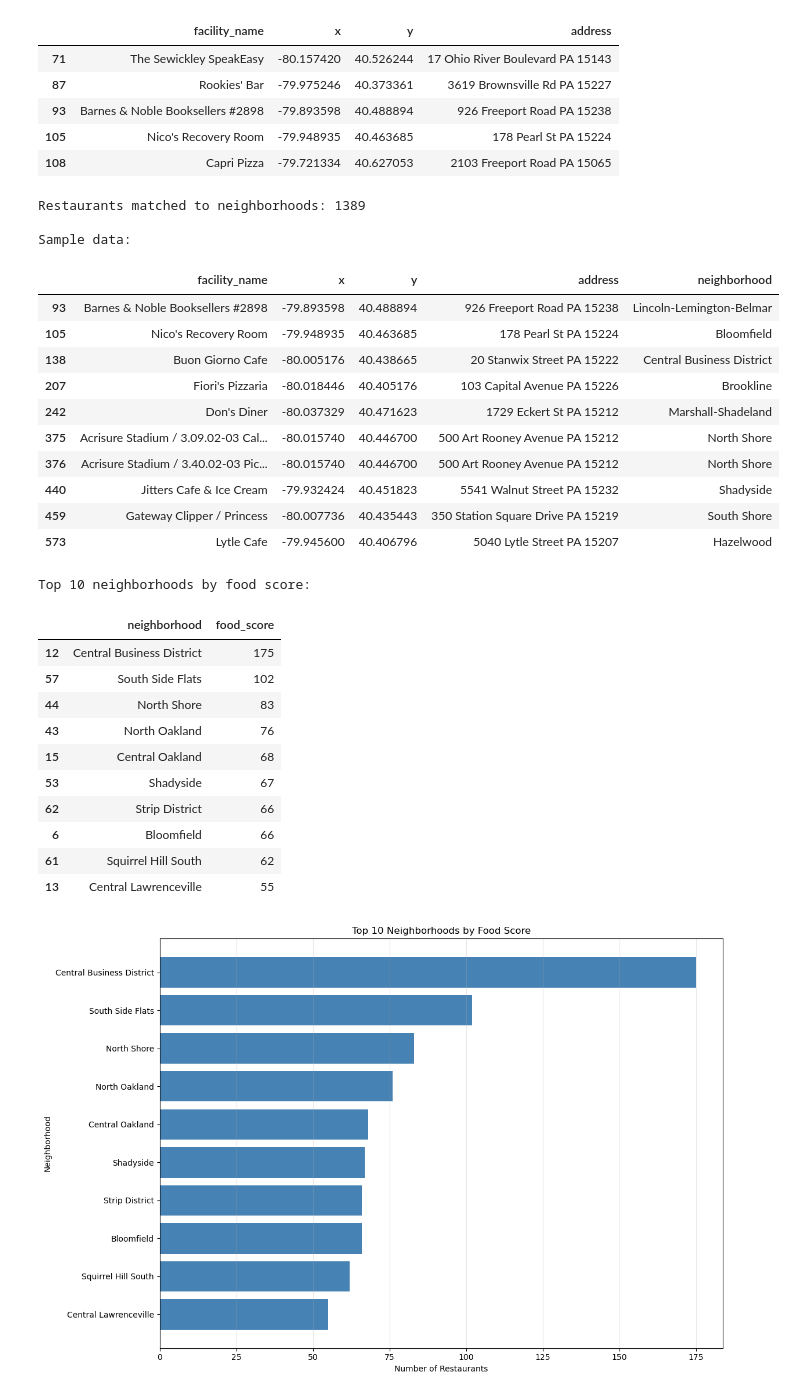
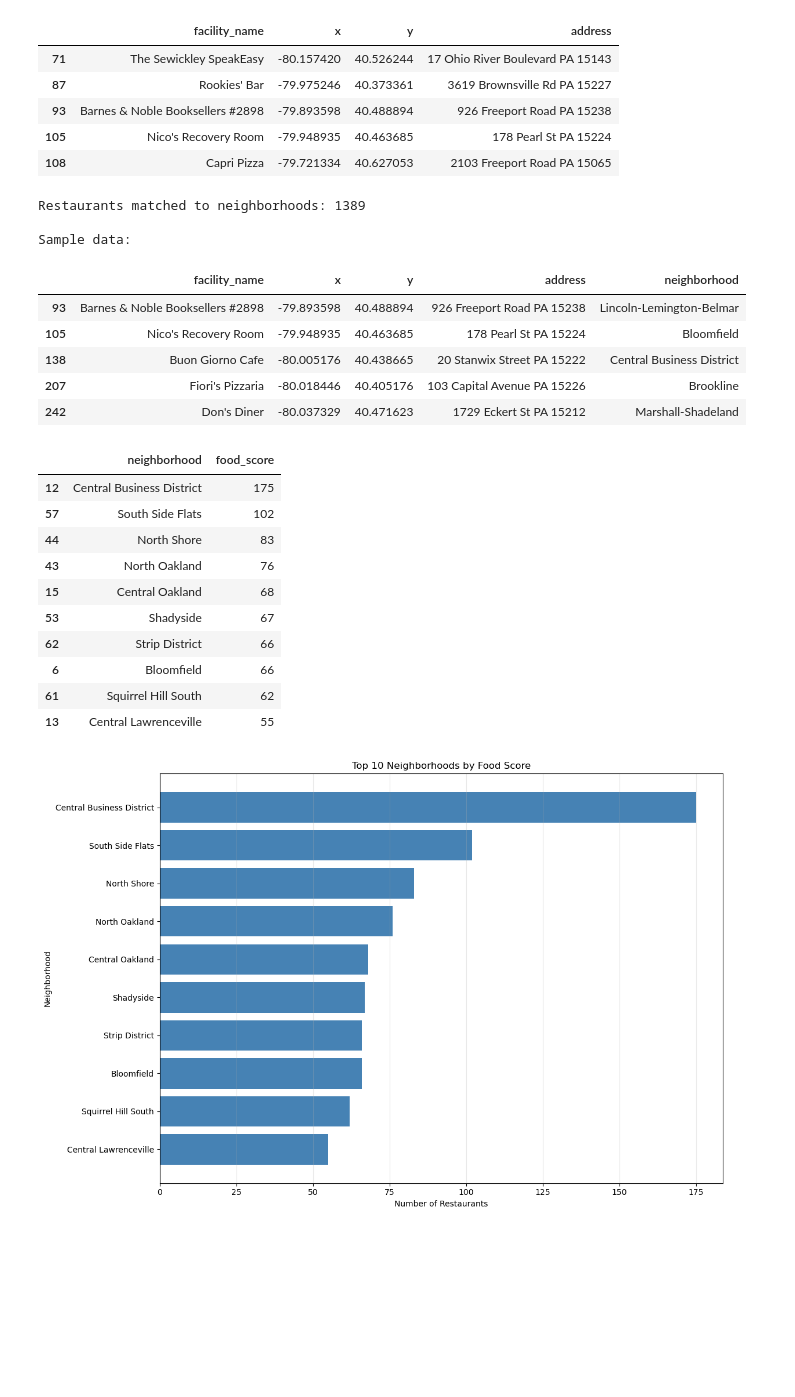
Before and after one commit to 2004Moonlove/Final-Project-Description, a Jupyter notebook: Ivan_foodscore/Ivan.ipynb, the cells around one changed output. Saved outputs shown, nothing was run; the diff lists cells and outputs as text; code cells hidden in the pictures; blank space fills up the shorter version.

```diff
--- a/Ivan_foodscore/Ivan.ipynb
+++ b/Ivan_foodscore/Ivan.ipynb
@@ -56,48 +56,42 @@ gdf_restaurants = gpd.GeoDataFrame(
     crs='EPSG:4326'  # WGS84 coordinate system
 )
 
 # Spatial join: match each restaurant to its neighborhood
 restaurants_with_neighborhood = gpd.sjoin(
     gdf_restaurants,
     neighborhoods[['geometry', 'hood']],
     how='left',
     predicate='within'
 )
 
 # Clean up: keep only relevant columns
 restaurants_final = restaurants_with_neighborhood[['facility_name', 'x', 'y', 'address', 'hood']].copy()
 restaurants_final.rename(columns={'hood': 'neighborhood'}, inplace=True)
 
 # Remove restaurants that didn't match any neighborhood
 restaurants_final = restaurants_final.dropna(subset=['neighborhood'])
 
 print(f"Restaurants matched to neighborhoods: {len(restaurants_final)}")
 print(f"\nSample data:")
-restaurants_final.head(10)
+restaurants_final.head()
 # %% [output]
 Restaurants matched to neighborhoods: 1389
 
 Sample data:
 |  | facility_name | x | y | address | neighborhood |
 | 93 | Barnes & Noble Booksellers #2898 | -79.893598 | 40.488894 | 926 Freeport Road PA 15238 | Lincoln-Lemington-Belmar |
 | 105 | Nico's Recovery Room | -79.948935 | 40.463685 | 178 Pearl St PA 15224 | Bloomfield |
 | 138 | Buon Giorno Cafe | -80.005176 | 40.438665 | 20 Stanwix Street PA 15222 | Central Business District |
 | 207 | Fiori's Pizzaria | -80.018446 | 40.405176 | 103 Capital Avenue PA 15226 | Brookline |
 | 242 | Don's Diner | -80.037329 | 40.471623 | 1729 Eckert St PA 15212 | Marshall-Shadeland |
-| 375 | Acrisure Stadium / 3.09.02-03 Cal... | -80.015740 | 40.446700 | 500 Art Rooney Avenue PA 15212 | North Shore |
-| 376 | Acrisure Stadium / 3.40.02-03 Pic... | -80.015740 | 40.446700 | 500 Art Rooney Avenue PA 15212 | North Shore |
-| 440 | Jitters Cafe & Ice Cream | -79.932424 | 40.451823 | 5541 Walnut Street PA 15232 | Shadyside |
-| 459 | Gateway Clipper / Princess | -80.007736 | 40.435443 | 350 Station Square Drive PA 15219 | South Shore |
-| 573 | Lytle Cafe | -79.945600 | 40.406796 | 5040 Lytle Street PA 15207 | Hazelwood |
 # %%
 # Calculate food score: count restaurants per neighborhood
 food_score = restaurants_final.groupby('neighborhood').size().reset_index(name='food_score')
 food_score = food_score.sort_values('food_score', ascending=False)
 
-print(f"Top 10 neighborhoods by food score:")
+
 food_score.head(10)
 # %% [output]
-Top 10 neighborhoods by food score:
 |  | neighborhood | food_score |
 | 12 | Central Business District | 175 |
 | 57 | South Side Flats | 102 |
```
Also changed, not shown: parts of 1 cell of this notebook.
